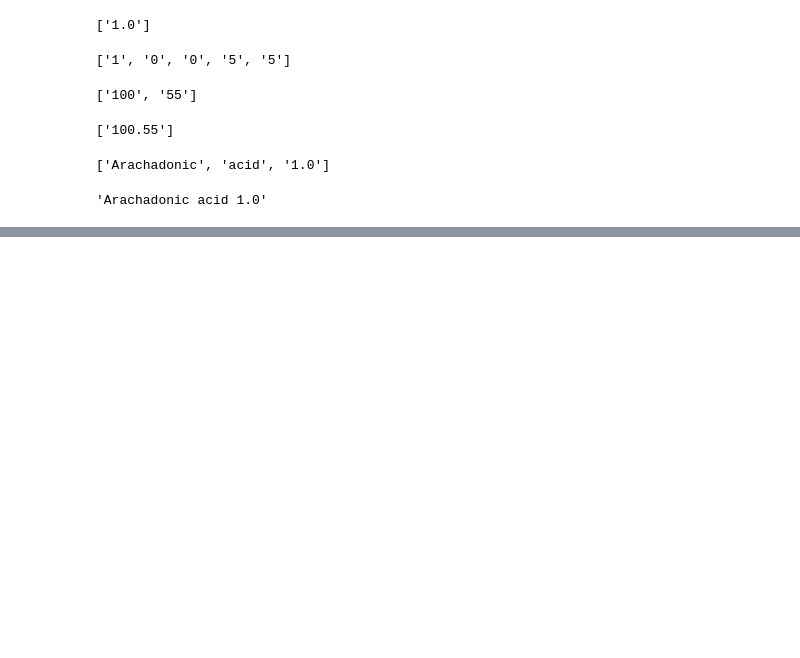
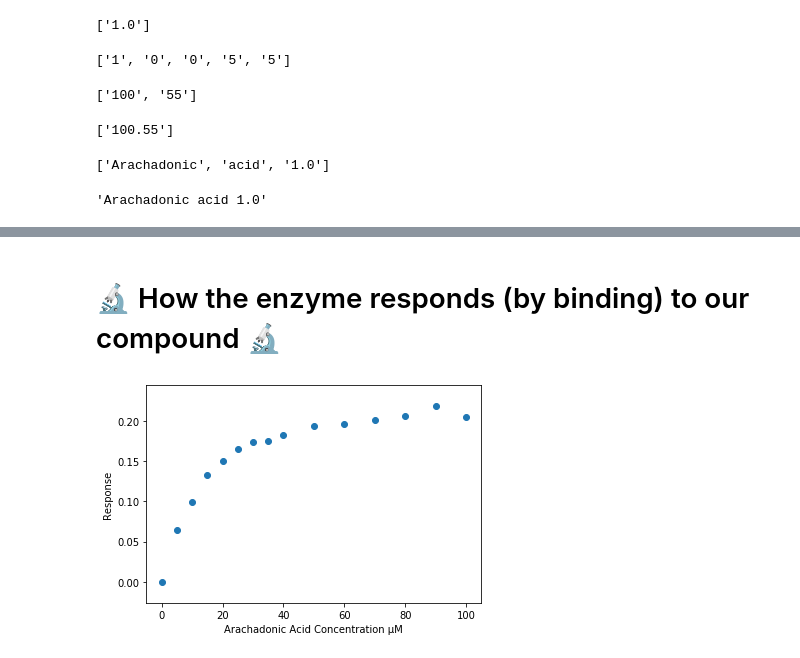
Before and after one commit to UoMMIB/Python-Club, a Jupyter notebook: Tutorials/uv-vis-data.ipynb, the cells around one changed output, grey strips where cells are left out. Cells and saved outputs as stored; diff of their text form; code cells hidden in the pictures; blank space fills up the shorter version.

```diff
--- a/Tutorials/uv-vis-data.ipynb
+++ b/Tutorials/uv-vis-data.ipynb
@@ -588,0 +858,13 @@ given that the final volume is 1ml, the stock concentration is 10 mM and the add
+# %%
+from uv_vis_answers import calc_change_a420_a390_ans
+
+response = calc_change_a420_a390_ans(df.loc[:,'dmso_2.0':])
+# %% [markdown]
+# 🔬 How the enzyme responds (by binding) to our compound 🔬
+# %%
+plt.scatter(new_concs,response)
+plt.xlabel('Arachadonic Acid Concentration µM')
+plt.ylabel('Response')
+plt.show()
+# %% [output]
+[figure, added]
```
Also changed, not shown: parts of 28 cells of this notebook, 1 other file.
